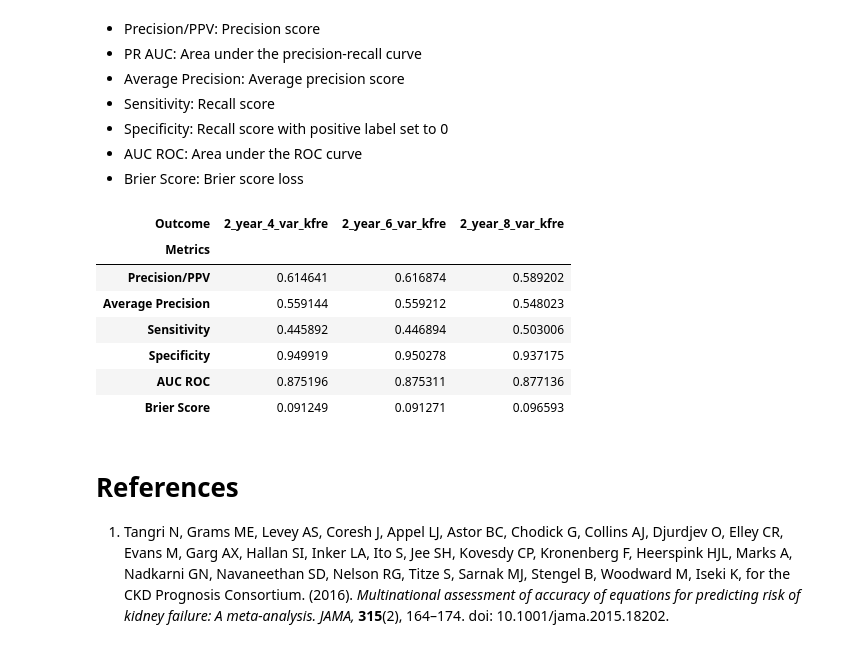
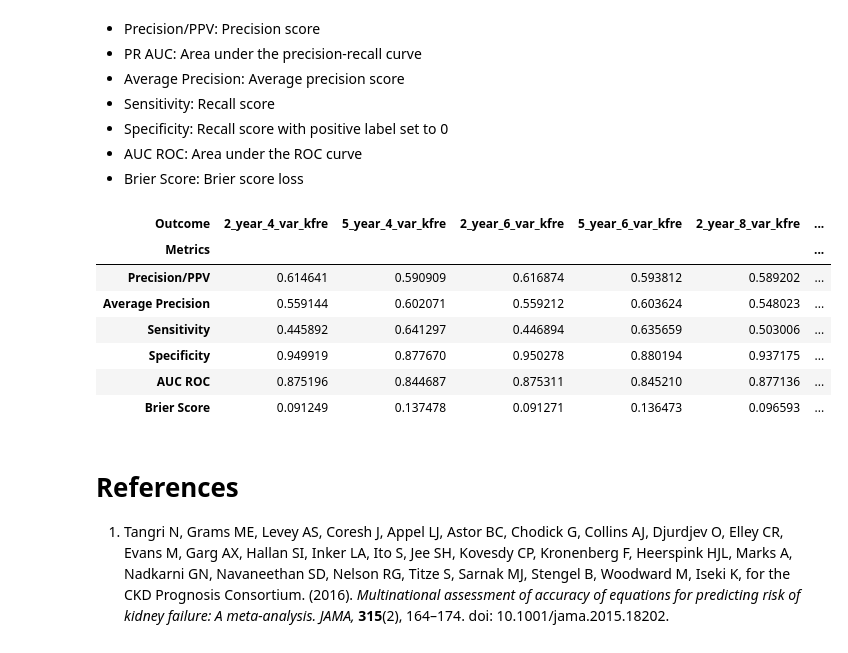
Before and after one commit to lshpaner/seoul_kfre, a Jupyter notebook: notebooks/kfre_validation.ipynb, the cells around one changed output. Saved outputs shown, nothing was run; the diff lists cells and outputs as text; code cells hidden in the pictures.

```diff
--- a/notebooks/kfre_validation.ipynb
+++ b/notebooks/kfre_validation.ipynb
@@ -276,17 +276,19 @@ Metrics Calculated
 - Brier Score: Brier score loss
 # %%
 n_var_list = [4, 6, 8]  # List of variable numbers to consider
-metrics_df_n_var = eval_kfre_metrics(df_ckd_3_to_5, n_var_list)
+metrics_df_n_var = eval_kfre_metrics(
+    df_ckd_3_to_5, outcome_years=(2, 5), n_var_list=n_var_list
+)
 metrics_df_n_var
 # %% [output]
-| Outcome | 2_year_4_var_kfre | 2_year_6_var_kfre | 2_year_8_var_kfre |
-| Metrics |  |  |  |
-| Precision/PPV | 0.614641 | 0.616874 | 0.589202 |
-| Average Precision | 0.559144 | 0.559212 | 0.548023 |
-| Sensitivity | 0.445892 | 0.446894 | 0.503006 |
-| Specificity | 0.949919 | 0.950278 | 0.937175 |
-| AUC ROC | 0.875196 | 0.875311 | 0.877136 |
-| Brier Score | 0.091249 | 0.091271 | 0.096593 |
+| Outcome | 2_year_4_var_kfre | 5_year_4_var_kfre | 2_year_6_var_kfre | 5_year_6_var_kfre | 2_year_8_var_kfre | ... |
+| Metrics |  |  |  |  |  | ... |
+| Precision/PPV | 0.614641 | 0.590909 | 0.616874 | 0.593812 | 0.589202 | ... |
+| Average Precision | 0.559144 | 0.602071 | 0.559212 | 0.603624 | 0.548023 | ... |
+| Sensitivity | 0.445892 | 0.641297 | 0.446894 | 0.635659 | 0.503006 | ... |
+| Specificity | 0.949919 | 0.877670 | 0.950278 | 0.880194 | 0.937175 | ... |
+| AUC ROC | 0.875196 | 0.844687 | 0.875311 | 0.845210 | 0.877136 | ... |
+| Brier Score | 0.091249 | 0.137478 | 0.091271 | 0.136473 | 0.096593 | ... |
 # %% [markdown]
 # References
 
```
Also changed, not shown: parts of 4 cells of this notebook, 45 other files.
